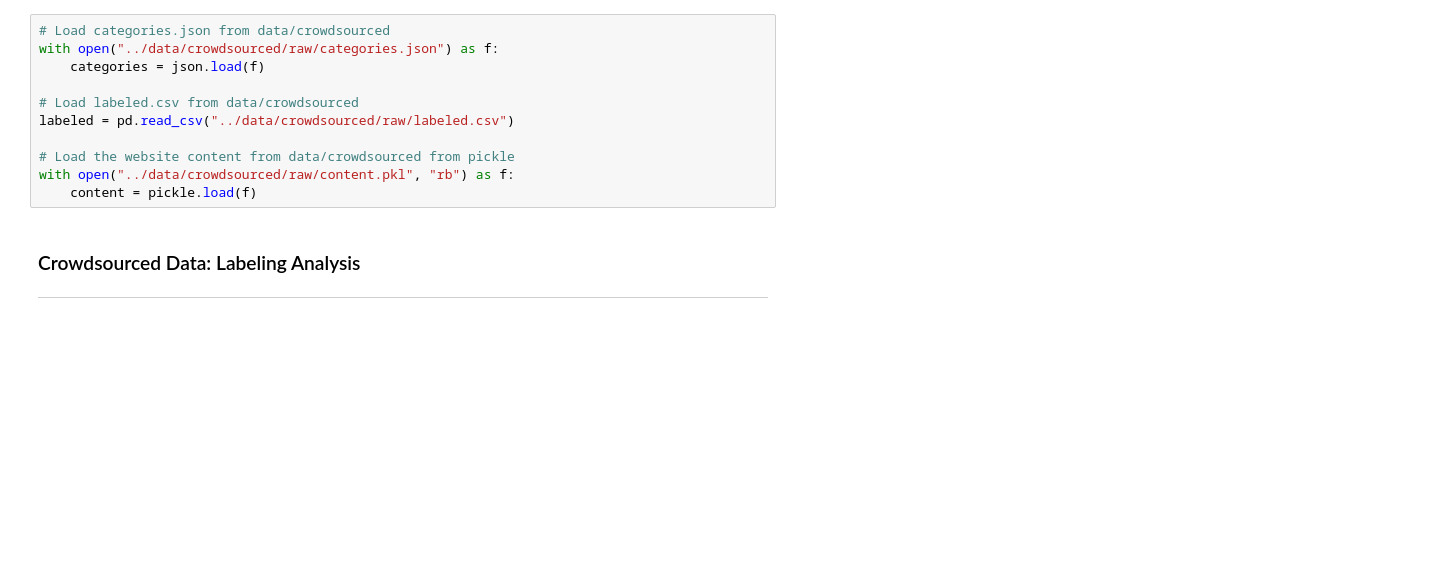
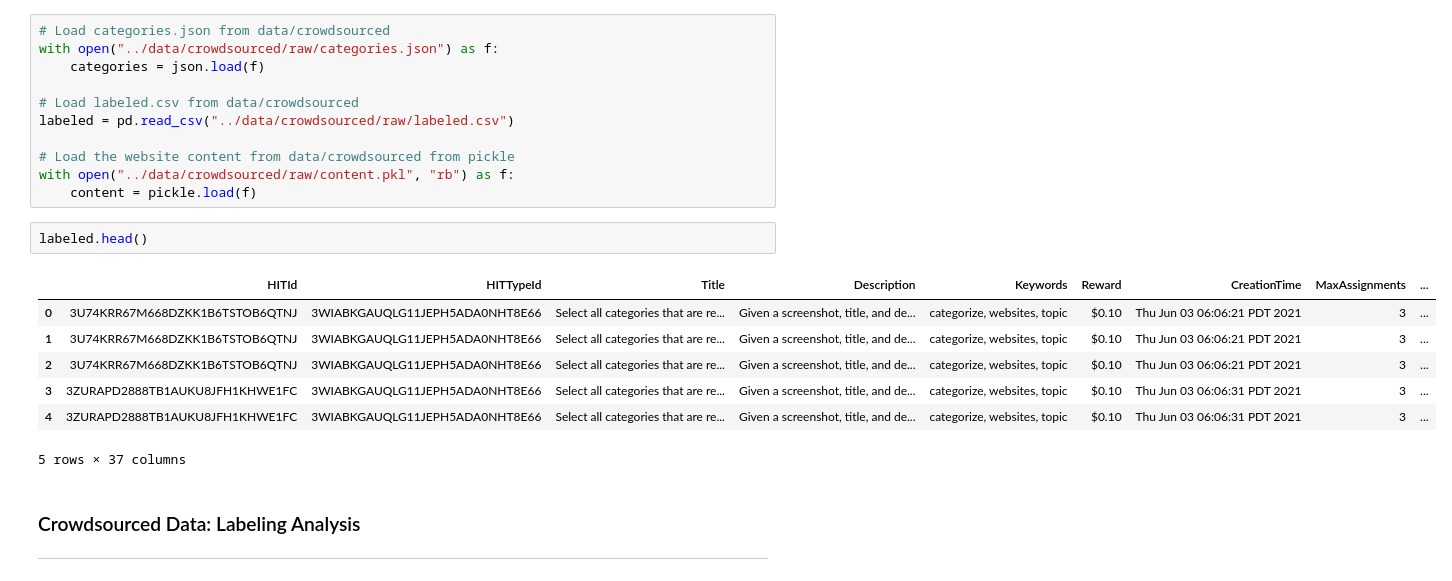
Before and after one commit to CS-433/ml-project-2-mlp, a Jupyter notebook: notebooks/eda.ipynb, the cells around one changed output. Cells and saved outputs as stored; diff of their text form; blank space fills up the shorter version.

```diff
--- a/notebooks/eda.ipynb
+++ b/notebooks/eda.ipynb
@@ -38,6 +38,16 @@ labeled = pd.read_csv("../data/crowdsourced/raw/labeled.csv")
 # Load the website content from data/crowdsourced from pickle
 with open("../data/crowdsourced/raw/content.pkl", "rb") as f:
     content = pickle.load(f)
+# %%
+labeled.head()
+# %% [output]
+|  | HITId | HITTypeId | Title | Description | Keywords | Reward | CreationTime | MaxAssignments | ... |
+| 0 | 3U74KRR67M668DZKK1B6TSTOB6QTNJ | 3WIABKGAUQLG11JEPH5ADA0NHT8E66 | Select all categories that are re... | Given a screenshot, title, and de... | categorize, websites, topic | $0.10 | Thu Jun 03 06:06:21 PDT 2021 | 3 | ... |
+| 1 | 3U74KRR67M668DZKK1B6TSTOB6QTNJ | 3WIABKGAUQLG11JEPH5ADA0NHT8E66 | Select all categories that are re... | Given a screenshot, title, and de... | categorize, websites, topic | $0.10 | Thu Jun 03 06:06:21 PDT 2021 | 3 | ... |
+| 2 | 3U74KRR67M668DZKK1B6TSTOB6QTNJ | 3WIABKGAUQLG11JEPH5ADA0NHT8E66 | Select all categories that are re... | Given a screenshot, title, and de... | categorize, websites, topic | $0.10 | Thu Jun 03 06:06:21 PDT 2021 | 3 | ... |
+| 3 | 3ZURAPD2888TB1AUKU8JFH1KHWE1FC | 3WIABKGAUQLG11JEPH5ADA0NHT8E66 | Select all categories that are re... | Given a screenshot, title, and de... | categorize, websites, topic | $0.10 | Thu Jun 03 06:06:31 PDT 2021 | 3 | ... |
+| 4 | 3ZURAPD2888TB1AUKU8JFH1KHWE1FC | 3WIABKGAUQLG11JEPH5ADA0NHT8E66 | Select all categories that are re... | Given a screenshot, title, and de... | categorize, websites, topic | $0.10 | Thu Jun 03 06:06:31 PDT 2021 | 3 | ... |
+5 rows × 37 columns
 # %% [markdown]
 ### Crowdsourced Data: Labeling Analysis
 
```
Also changed, not shown: parts of 1 cell of this notebook, 1 other file.
